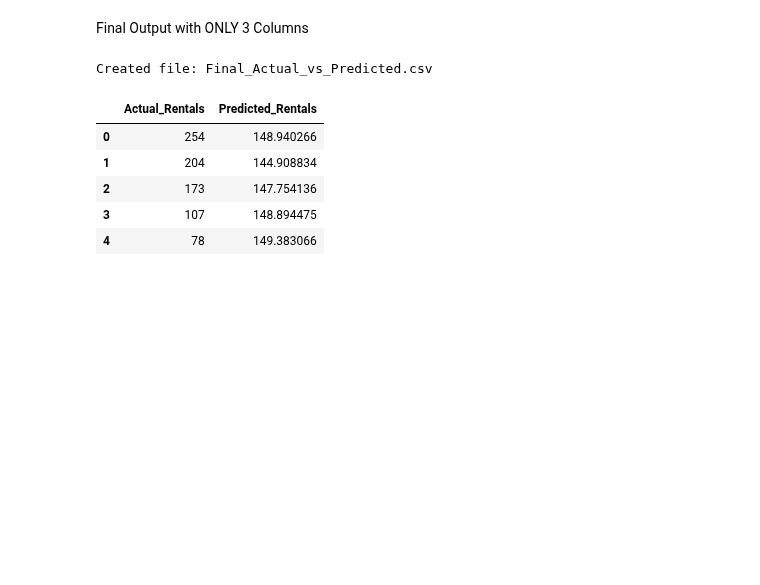
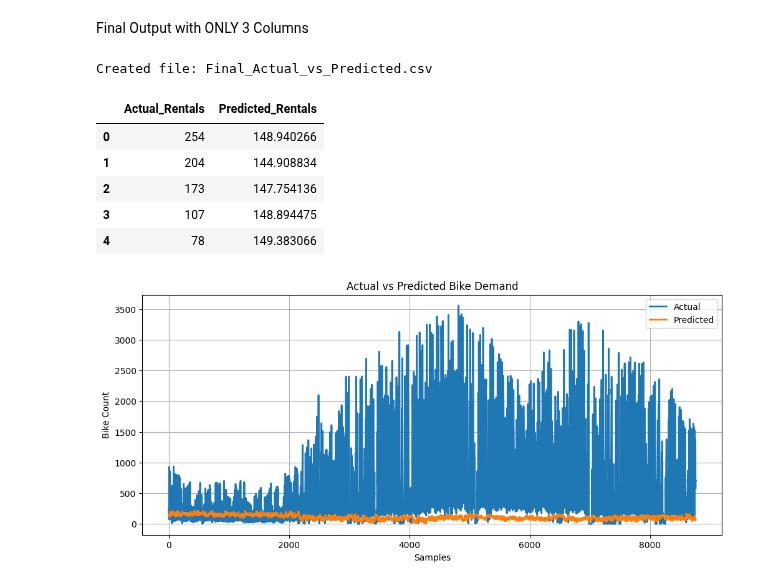
Before and after one commit to springboardmentor29803v-cpu/RideWise-Predicting-Bike-sharing-Demand, a Jupyter notebook: Prediction.ipynb, the cells around one changed output. Saved outputs shown, nothing was run; the diff lists cells and outputs as text; code cells hidden in the pictures; blank space fills up the shorter version.

```diff
--- a/Prediction.ipynb
+++ b/Prediction.ipynb
@@ -108,3 +108,25 @@ pd.read_csv("Final_Actual_vs_Predicted.csv").head()
 | 2 | 173 | 147.754136 |
 | 3 | 107 | 148.894475 |
 | 4 | 78 | 149.383066 |
+# %%
+import pandas as pd
+import matplotlib.pyplot as plt
+
+# Load your predictions file
+df = pd.read_csv("Final_Actual_vs_Predicted.csv")
+
+# Extract actual and predicted columns
+y_test = df["Actual_Rentals"]
+y_pred = df["Predicted_Rentals"]
+
+plt.figure(figsize=(12,5))
+plt.plot(y_test.values, label='Actual', linewidth=2)
+plt.plot(y_pred.values, label='Predicted', linewidth=2)
+plt.title("Actual vs Predicted Bike Demand")
+plt.xlabel("Samples")
+plt.ylabel("Bike Count")
+plt.legend()
+plt.grid(True)
+plt.show()
+# %% [output]
+[figure, added]
```
